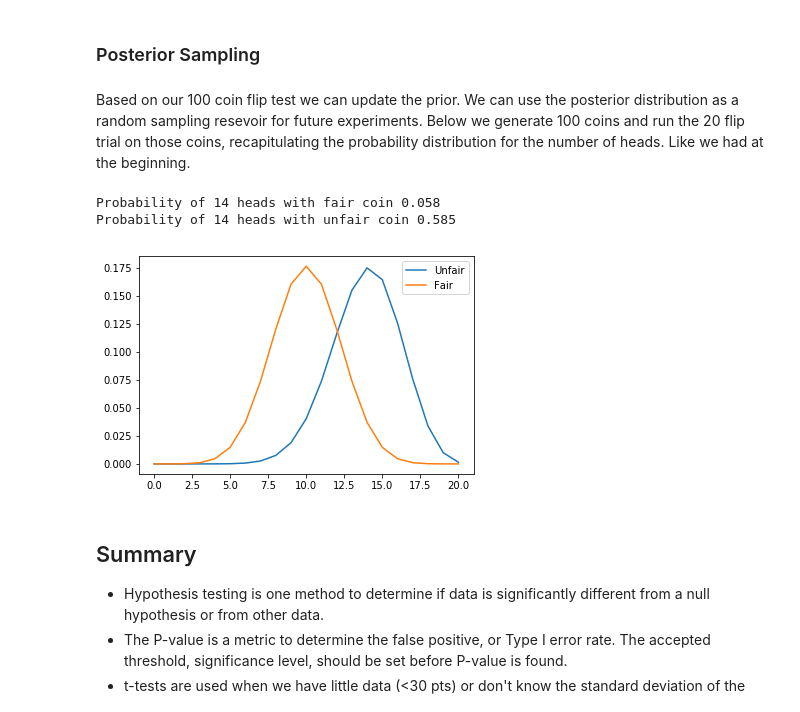
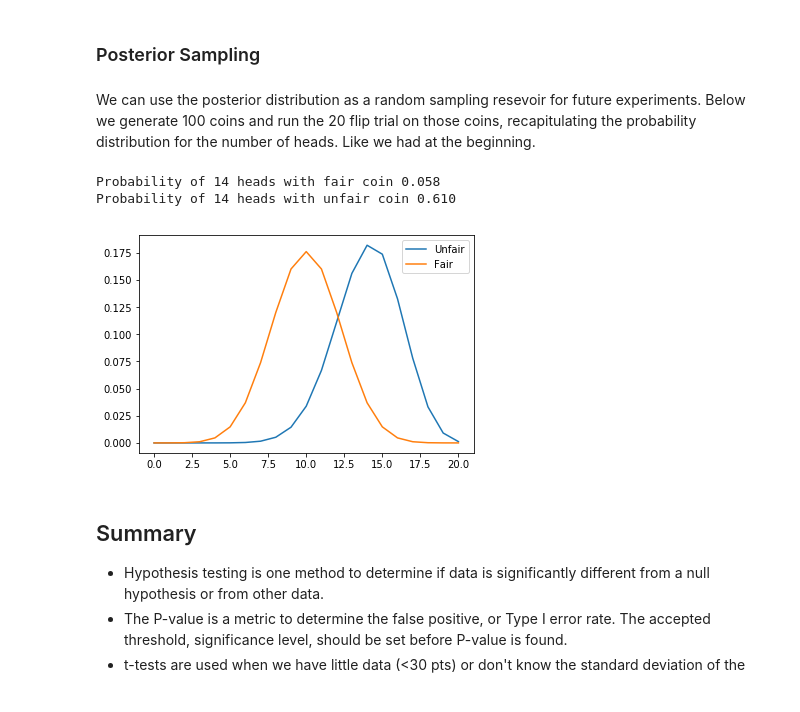
Before and after one commit to riggsb2/TDI_instructor, a Jupyter notebook: Riggs_TDI_Interview.ipynb, the cells around one changed output. Drawn from its saved outputs; the diff is of its cells as text; code cells hidden in the pictures.

```diff
--- a/Riggs_TDI_Interview.ipynb
+++ b/Riggs_TDI_Interview.ipynb
@@ -329,39 +330,39 @@ In the approach above, we started with no observations but a good idea of the fo
 # %% [markdown]
 ### Posterior Sampling
 # %% [markdown]
-Based on our 100 coin flip test we can update the prior. We can use the posterior distribution as a random sampling resevoir for future experiments. Below we generate 100 coins and run the 20 flip trial on those coins, recapitulating the probability distribution for the number of heads. Like we had at the beginning.
+We can use the posterior distribution as a random sampling resevoir for future experiments. Below we generate 100 coins and run the 20 flip trial on those coins, recapitulating the probability distribution for the number of heads. Like we had at the beginning.
 # %%
-alpha = sum(flip_tracker)
-beta = len(flip_tracker)-alpha
+n = len(flip_tracker)
+k = sum(flip_tracker)
 
 coins_to_test = 100
 flips = 20
 
-weights = stats.beta.rvs(alpha, beta, size=coins_to_test)
+weights = stats.beta.rvs(alpha+k,beta+n-k, size=coins_to_test)
 
 x = range(0,flips+1)
 trials = []
 for w in weights:
     unfair_coin = [(comb(flips,i)*(w**i)*((1-w)**(flips-i))) for i in range(0,flips+1)]
     trials.append(unfair_coin)
 
 averaged = np.sum(np.array(trials),axis=0)/coins_to_test
 
 PE_H1 = sum(fair_coin[H:]) #[H:] if H>max [:H] if H<max
 PE_H2 = sum(averaged[H:]) #[H:] if H>max [:H] if H<max
 if PE_H2 > 1: PE_H2 =1
 
 print('Probability of {0:d} heads with fair coin {1:0.3f}'.format(H,PE_H1))
 print('Probability of {0:d} heads with unfair coin {1:0.3f}'.format(H,PE_H2))
 
 plt.plot(averaged, label = 'Unfair')
 plt.plot(fair_coin, label = 'Fair')
 plt.legend()
 plt.show()
 # %% [output]
 Probability of 14 heads with fair coin 0.058
-Probability of 14 heads with unfair coin 0.585
+Probability of 14 heads with unfair coin 0.610
-[figure, old version]
+[figure, new version]
 # %% [markdown]
 ## Summary
 
```
Also changed, not shown: parts of 1 cell of this notebook.
